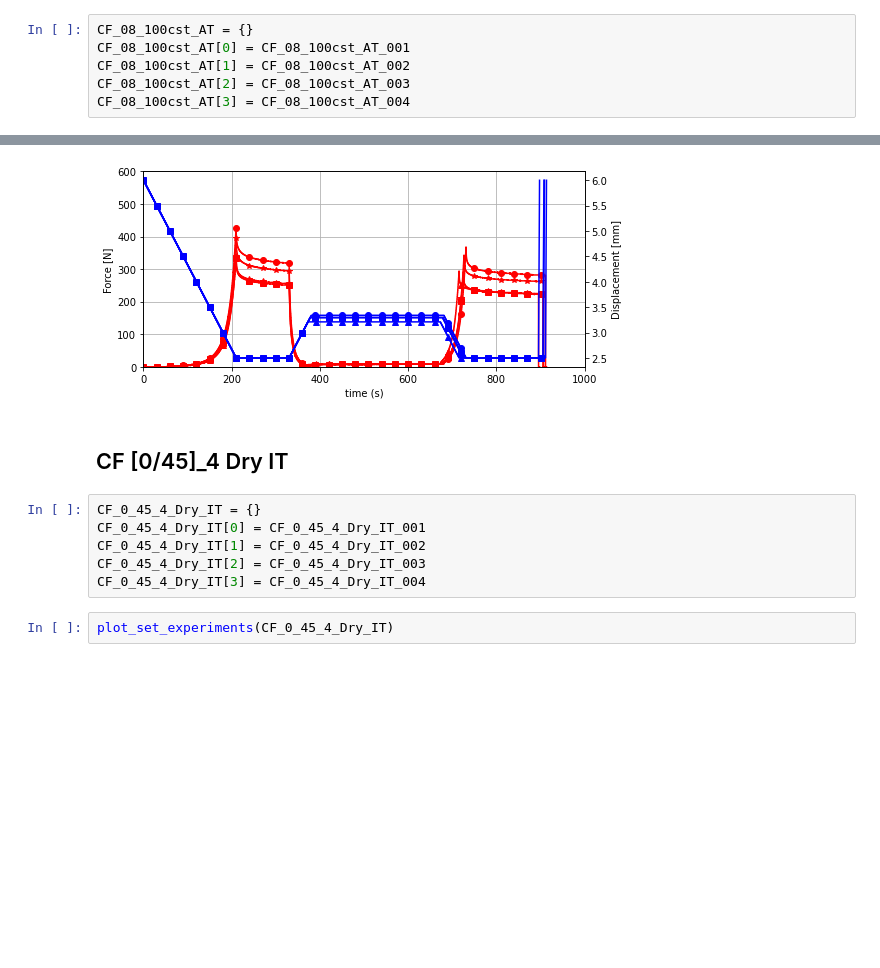
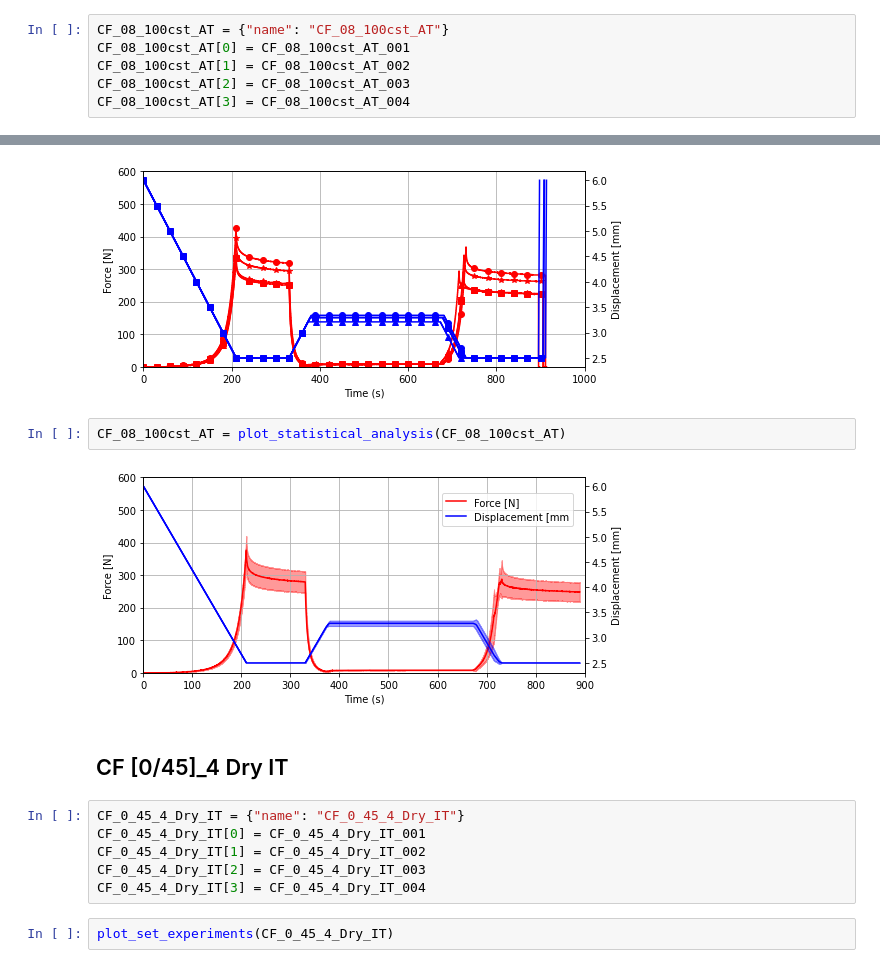
Before and after one commit to PortelaRenan/CompactionTest, a Jupyter notebook: UD-NCF Compression Test.ipynb, the cells around one changed output, grey strips where cells are left out. Drawn from its saved outputs; the diff is of its cells as text; blank space fills up the shorter version.

```diff
--- a/UD-NCF Compression Test.ipynb
+++ b/UD-NCF Compression Test.ipynb
@@ -108,7 +106,7 @@ ValueError: A value (0.16) in x_new is below the interpolation range's minimum v
 # %% [markdown]
 ## CF [0]_8 100cst AT
 # %%
-CF_08_100cst_AT = {}
+CF_08_100cst_AT = {"name": "CF_08_100cst_AT"}
 CF_08_100cst_AT[0] = CF_08_100cst_AT_001
 CF_08_100cst_AT[1] = CF_08_100cst_AT_002
 CF_08_100cst_AT[2] = CF_08_100cst_AT_003
@@ -117,10 +115,14 @@ CF_08_100cst_AT[3] = CF_08_100cst_AT_004
 plot_set_experiments(CF_08_100cst_AT)
 # %% [output]
 [figure]
+# %%
+CF_08_100cst_AT = plot_statistical_analysis(CF_08_100cst_AT)
+# %% [output]
+[figure, added]
 # %% [markdown]
 ## CF [0/45]_4 Dry IT
 # %%
-CF_0_45_4_Dry_IT = {}
+CF_0_45_4_Dry_IT = {"name": "CF_0_45_4_Dry_IT"}
 CF_0_45_4_Dry_IT[0] = CF_0_45_4_Dry_IT_001
 CF_0_45_4_Dry_IT[1] = CF_0_45_4_Dry_IT_002
 CF_0_45_4_Dry_IT[2] = CF_0_45_4_Dry_IT_003
```
Also changed, not shown: parts of 18 cells of this notebook, 1 other file.
